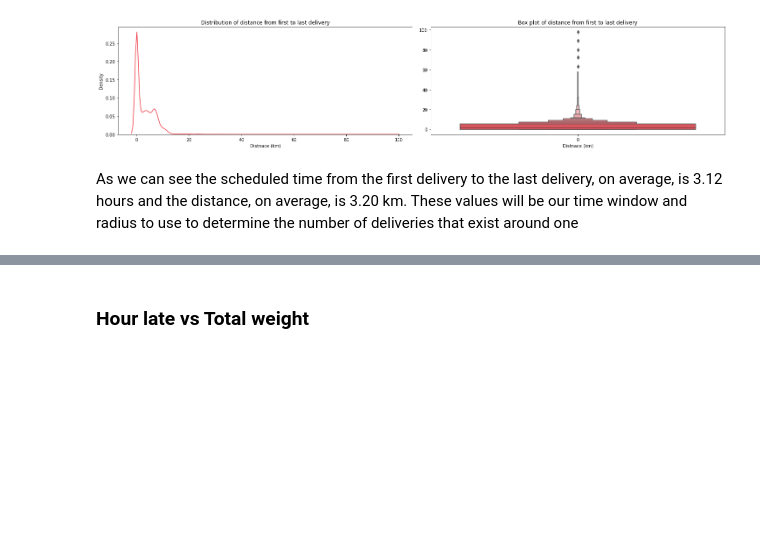
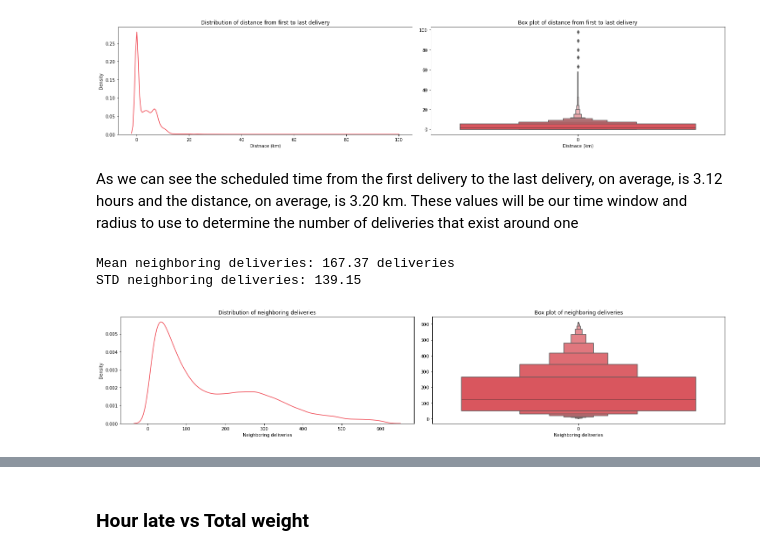
Before and after one commit to enmanuel-mag/ICD-Proyect, a Jupyter notebook: Proyect/notebooks/icd.ipynb, the cells around one changed output, grey strips where cells are left out. Cells and saved outputs as stored; diff of their text form; code cells hidden in the pictures; blank space fills up the shorter version.

```diff
--- a/Proyect/notebooks/icd.ipynb
+++ b/Proyect/notebooks/icd.ipynb
@@ -221,0 +249,18 @@ df['task_around_5'] = task_around
+# %%
+fig, ax =plt.subplots(1,2, figsize=(20,4))
+fig.tight_layout()
+
+ax[0].set_title('Distribution of neighboring deliveries')
+ax[0].set_xlabel('Neighboring deliveries')
+sns.kdeplot(data=task_around_filtered, ax=ax[0], color=PALETTE[1])
+
+ax[1].set_title('Box plot of neighboring deliveries')
+ax[1].set_xlabel('Neighboring deliveries')
+sns.boxenplot(data=task_around_filtered, ax=ax[1], color=PALETTE[1])
+
+print('Mean neighboring deliveries: {0:.2f} deliveries'.format(task_around_filtered.mean()))
+print('STD neighboring deliveries: {0:.2f}'.format(task_around_filtered.std()))
+# %% [output]
+Mean neighboring deliveries: 167.37 deliveries
+STD neighboring deliveries: 139.15
+[figure, added]
```
Also changed, not shown: parts of 15 cells of this notebook, 11 other files.
